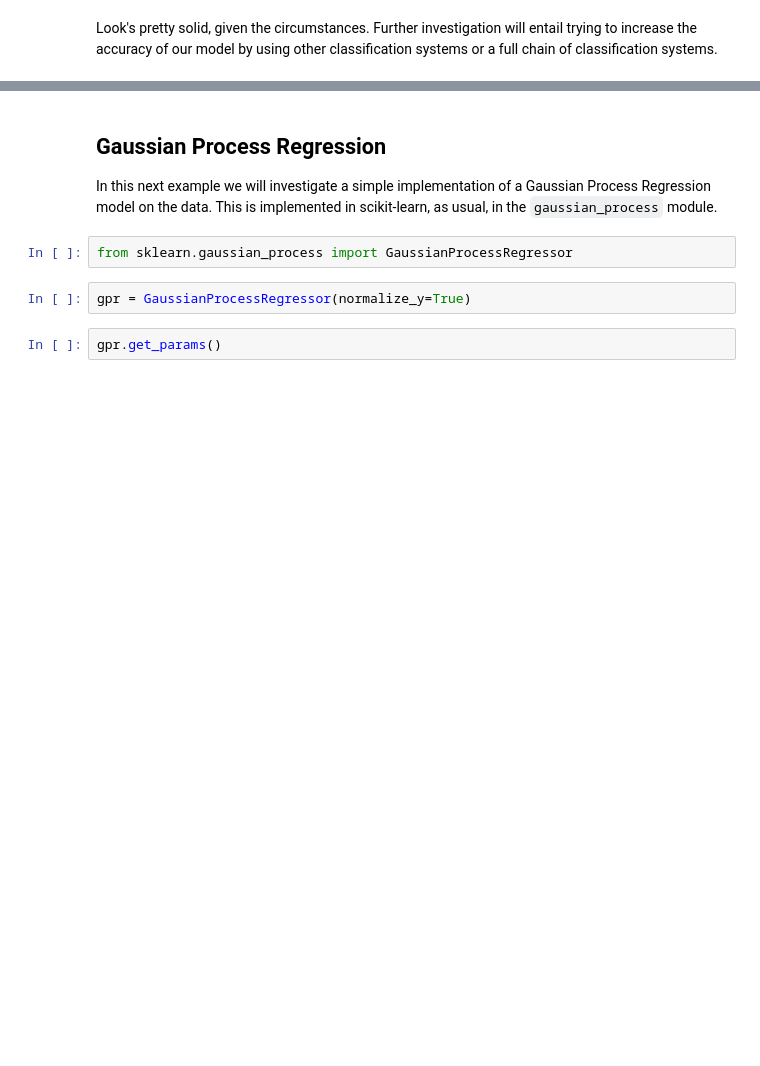
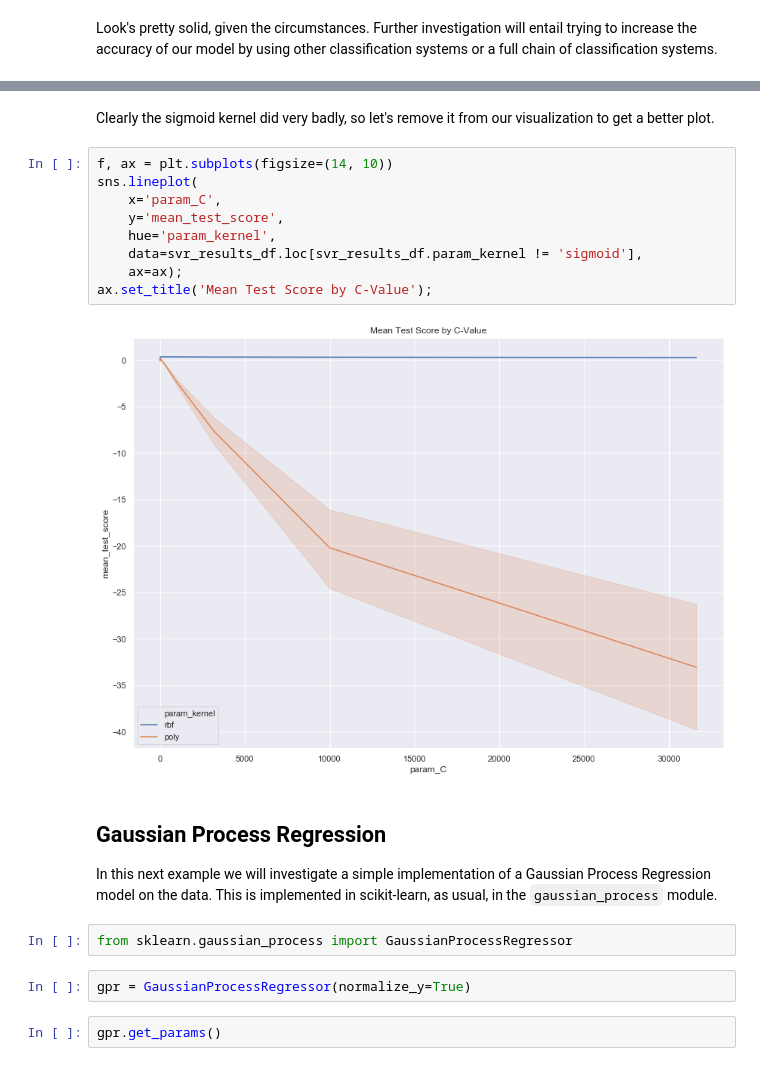
Before and after one commit to bbjornstad/concrete-strength-regression, a Jupyter notebook: index.ipynb, the cells around one changed output, grey strips where cells are left out. Saved outputs shown, nothing was run; the diff lists cells and outputs as text; blank space fills up the shorter version.

```diff
--- a/index.ipynb
+++ b/index.ipynb
@@ -190,3 +191,16 @@ ax.set_title('Mean Test Score by C-Value');
+# %% [markdown]
+Clearly the sigmoid kernel did very badly, so let's remove it from our visualization to get a better plot.
+# %%
+f, ax = plt.subplots(figsize=(14, 10))
+sns.lineplot(
+    x='param_C',
+    y='mean_test_score',
+    hue='param_kernel',
+    data=svr_results_df.loc[svr_results_df.param_kernel != 'sigmoid'],
+    ax=ax);
+ax.set_title('Mean Test Score by C-Value');
+# %% [output]
+[figure, added]
 # %% [markdown]
 ## Gaussian Process Regression
 In this next example we will investigate a simple implementation of a Gaussian Process Regression model on the data. This is implemented in scikit-learn, as usual, in the `gaussian_process` module.
```
Also changed, not shown: parts of 17 cells of this notebook.
